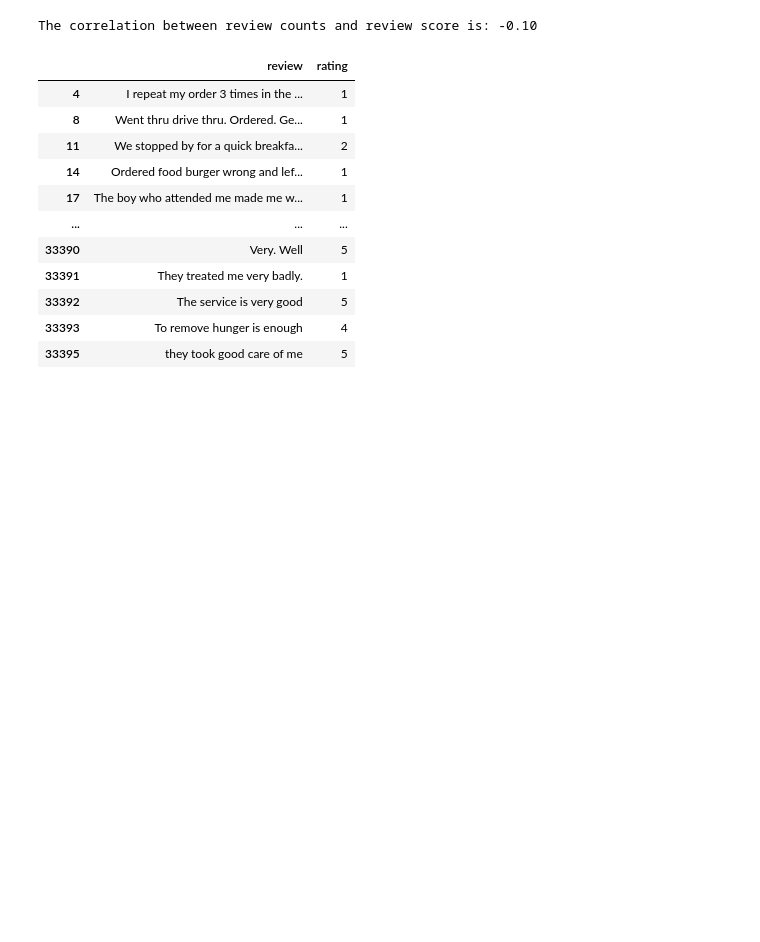
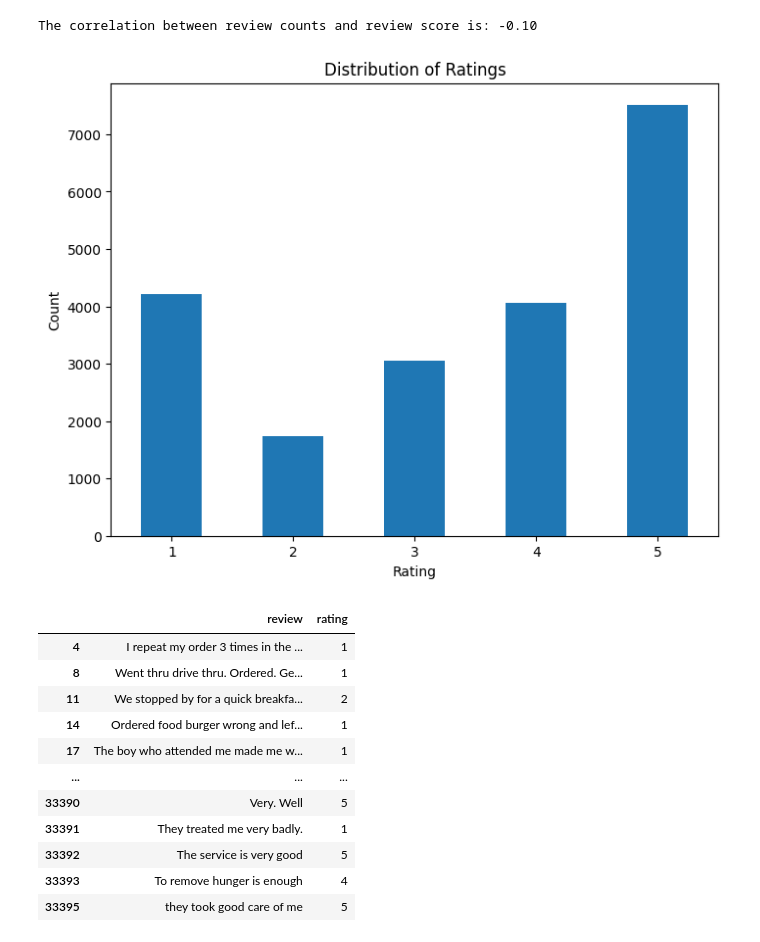
Before and after one commit to ShemYu/McD-senti, a Jupyter notebook: experiments.ipynb, the cells around one changed output. Drawn from its saved outputs; the diff is of its cells as text; code cells hidden in the pictures; blank space fills up the shorter version.

```diff
--- a/experiments.ipynb
+++ b/experiments.ipynb
@@ -30,7 +23,7 @@ for dirname, _, filenames in os.walk('/kaggle/input'):
 # %% [markdown]
 # Data processing
 # %%
-df = pd.read_csv("/kaggle/input/mcdonalds-store-reviews/McDonald_s_Reviews.csv", encoding='ISO-8859-1')
+df = pd.read_csv("McDonald_s_Reviews.csv", encoding='ISO-8859-1')
 df
 # %% [output]
 |  | reviewer_id | store_name | category | store_address | latitude | longitude | rating_count | review_time | ... |
@@ -47,7 +40,10 @@ df
 | 33395 | 33396 | McDonald's | Fast food restaurant | 3501 Biscayne Blvd, Miami, FL 331... | 25.810000 | -80.189098 | 2,810 | 2 years ago | ... |
 33396 rows × 10 columns
 # %%
-df.rating = df.rating.str.replace(" star.*", "").astype(int)
+# df.rating = df.rating.str.replace(" star.*", "").astype(int)
+# df.rating
+
+df.rating = df.rating.replace(r'(\d+) star.*', r'\1', regex=True).astype(int)
 df.rating
 # %% [output]
 0        1
@@ -159,6 +155,16 @@ correlation = df_clean_review['rating_count'].corr(df_clean_review['rating'])
 print(f"The correlation between review counts and review score is: {correlation:.2f}")
 # %% [output]
 The correlation between review counts and review score is: -0.10
+# %%
+plt.figure(figsize=(8, 6))
+df_clean_review['rating'].value_counts().sort_index().plot(kind='bar')
+plt.title('Distribution of Ratings')
+plt.xlabel('Rating')
+plt.ylabel('Count')
+plt.xticks(rotation=0)
+plt.show()
+# %% [output]
+[figure, added]
 # %%
 df_clean_review = df_clean_review.iloc[:, 1:]
 df_clean_review
```
Also changed, not shown: parts of 33 cells of this notebook.
